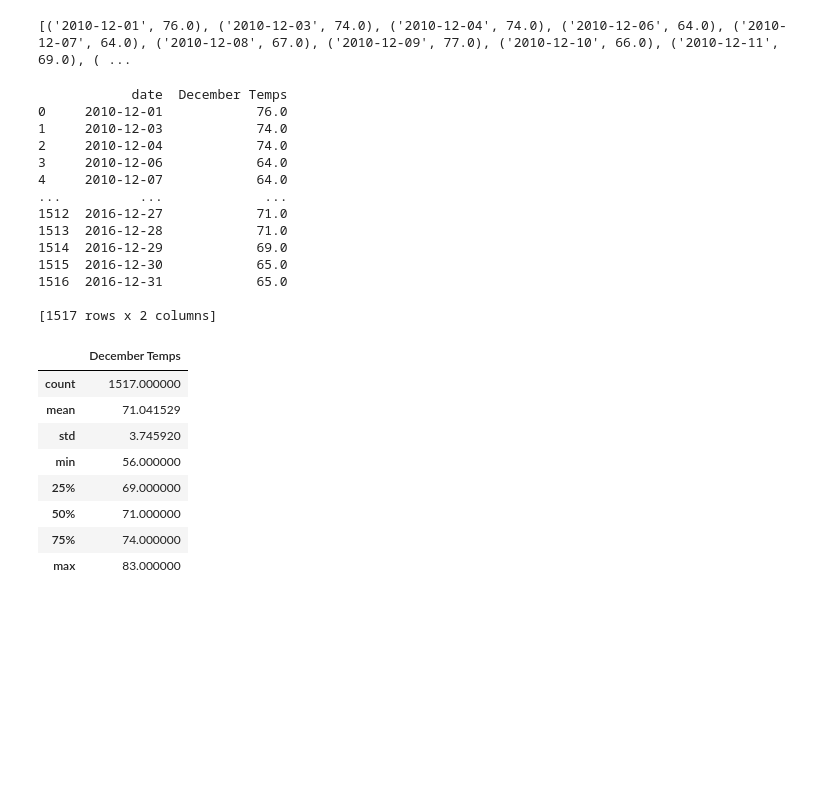
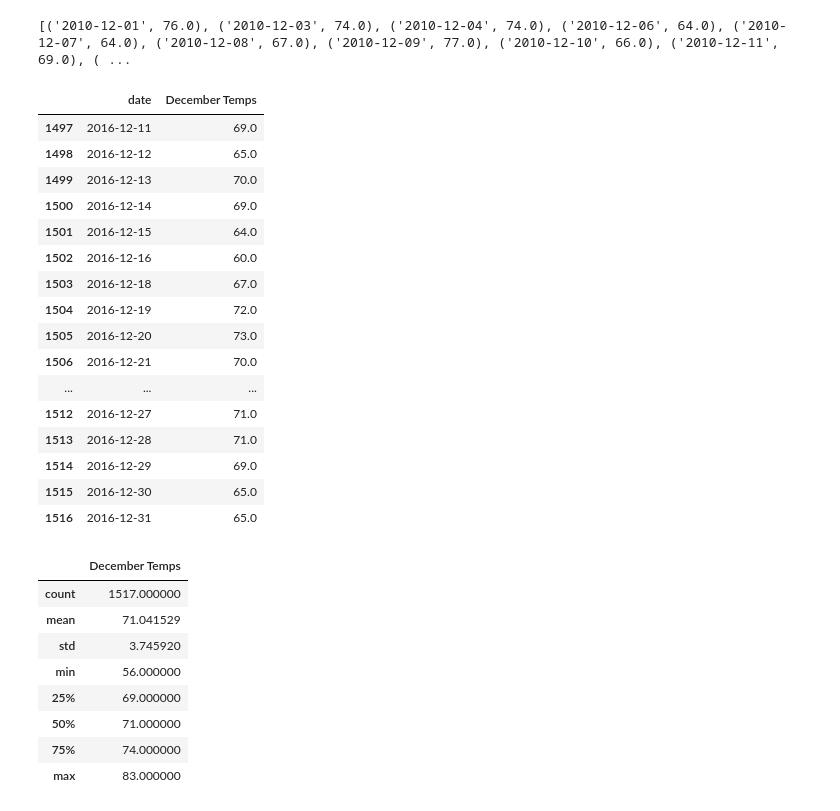
Before and after one commit to KMontero606/surfs_up, a Jupyter notebook: SurfsUp_Challenge.ipynb, the cells around one changed output. Cells and saved outputs as stored; diff of their text form; code cells hidden in the pictures; blank space fills up the shorter version.

```diff
--- a/SurfsUp_Challenge.ipynb
+++ b/SurfsUp_Challenge.ipynb
@@ -106,22 +114,25 @@ print(results)
 # %%
 # 8. Create a DataFrame from the list of temperatures for the month of December.
 December_df = pd.DataFrame(results, columns=['date', 'December Temps'])
-print(December_df)
+December_df.tail(20)
 # %% [output]
-            date  December Temps
-0     2010-12-01            76.0
-1     2010-12-03            74.0
-2     2010-12-04            74.0
-3     2010-12-06            64.0
-4     2010-12-07            64.0
-...          ...             ...
-1512  2016-12-27            71.0
-1513  2016-12-28            71.0
-1514  2016-12-29            69.0
-1515  2016-12-30            65.0
-1516  2016-12-31            65.0
-
-[1517 rows x 2 columns]
+|  | date | December Temps |
+| 1497 | 2016-12-11 | 69.0 |
+| 1498 | 2016-12-12 | 65.0 |
+| 1499 | 2016-12-13 | 70.0 |
+| 1500 | 2016-12-14 | 69.0 |
+| 1501 | 2016-12-15 | 64.0 |
+| 1502 | 2016-12-16 | 60.0 |
+| 1503 | 2016-12-18 | 67.0 |
+| 1504 | 2016-12-19 | 72.0 |
+| 1505 | 2016-12-20 | 73.0 |
+| 1506 | 2016-12-21 | 70.0 |
+| ... | ... | ... |
+| 1512 | 2016-12-27 | 71.0 |
+| 1513 | 2016-12-28 | 71.0 |
+| 1514 | 2016-12-29 | 69.0 |
+| 1515 | 2016-12-30 | 65.0 |
+| 1516 | 2016-12-31 | 65.0 |
 # %%
 # 9. Calculate and print out the summary statistics for the Decemeber temperature DataFrame.
 December_df.describe()
```
Also changed, not shown: parts of 4 cells of this notebook.
